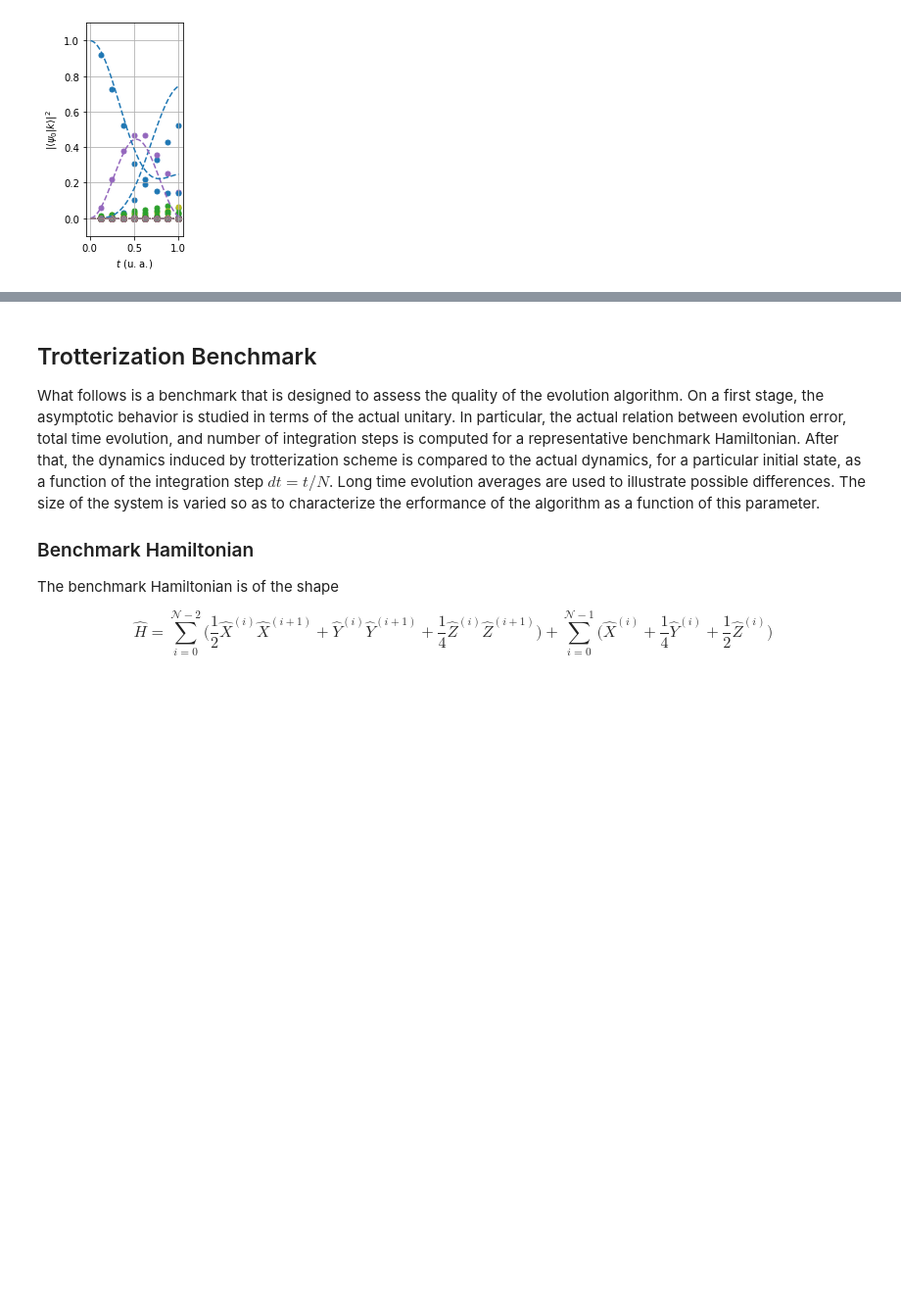
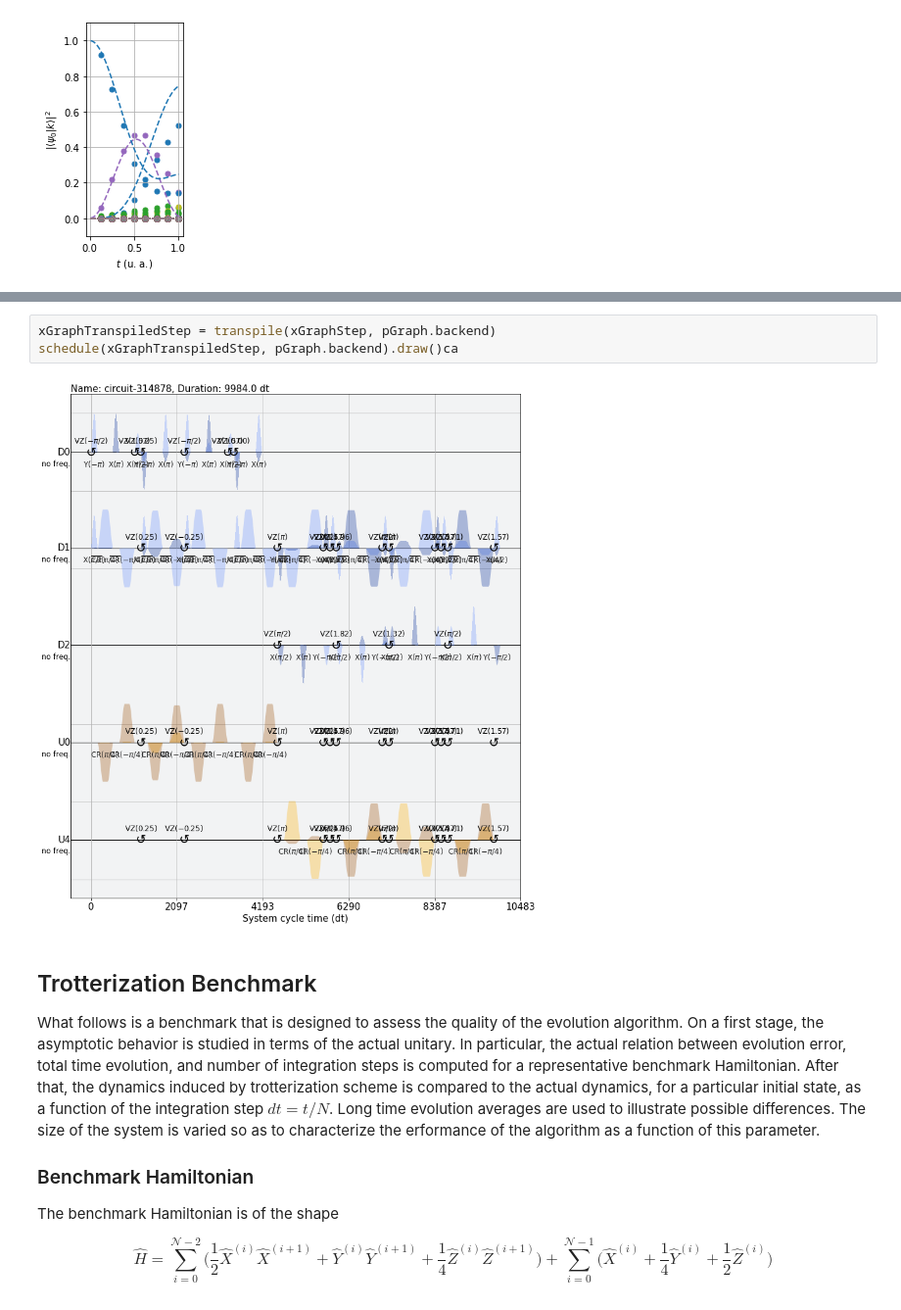
Before and after one commit to DiegoHerrera262/Thesis2020, a Jupyter notebook: PyHeisenberg/Benchmarking.ipynb, the cells around one changed output, grey strips where cells are left out. Shown at 98% size. Saved outputs shown, nothing was run; the diff lists cells and outputs as text; blank space fills up the shorter version.

```diff
--- a/PyHeisenberg/Benchmarking.ipynb
+++ b/PyHeisenberg/Benchmarking.ipynb
@@ -434,3 +474,8 @@ Job Status: job has successfully run
+# %%
+xGraphTranspiledStep = transpile(xGraphStep, pGraph.backend)
+schedule(xGraphTranspiledStep, pGraph.backend).draw()ca
+# %% [output]
+[figure, added]
 # %% [markdown]
 ## Trotterization Benchmark
 
```
Also changed, not shown: parts of 12 cells of this notebook, 1 other file.
